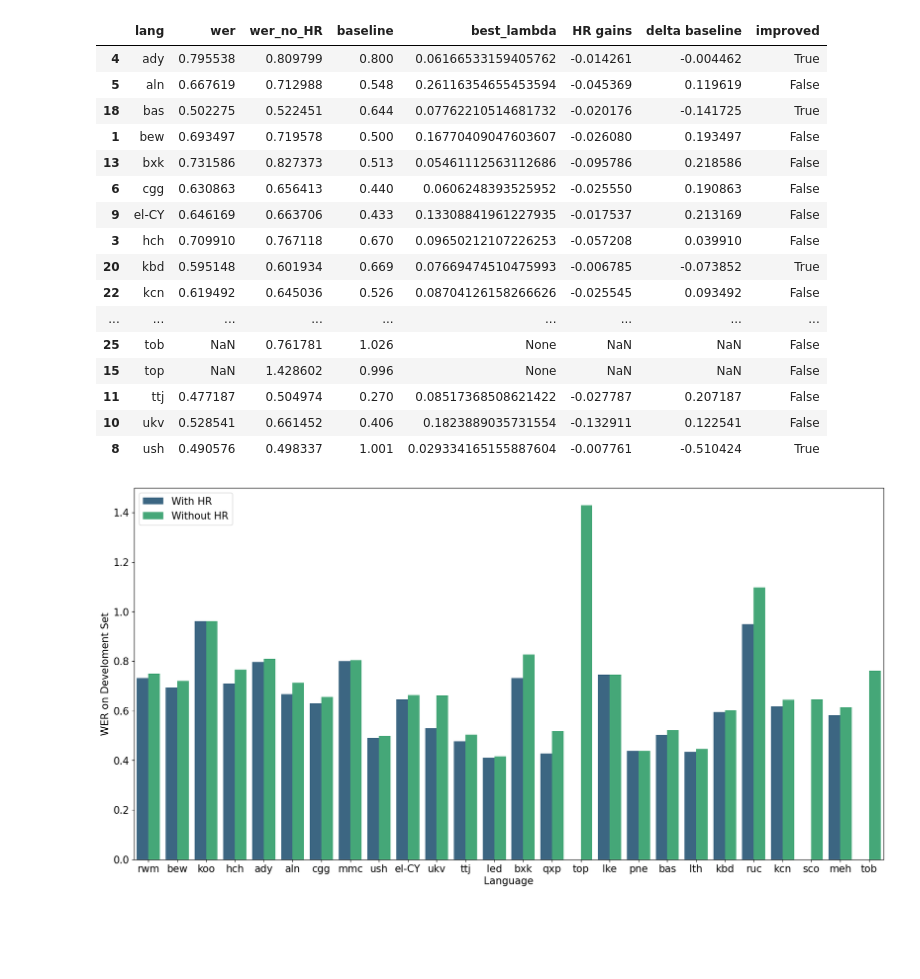
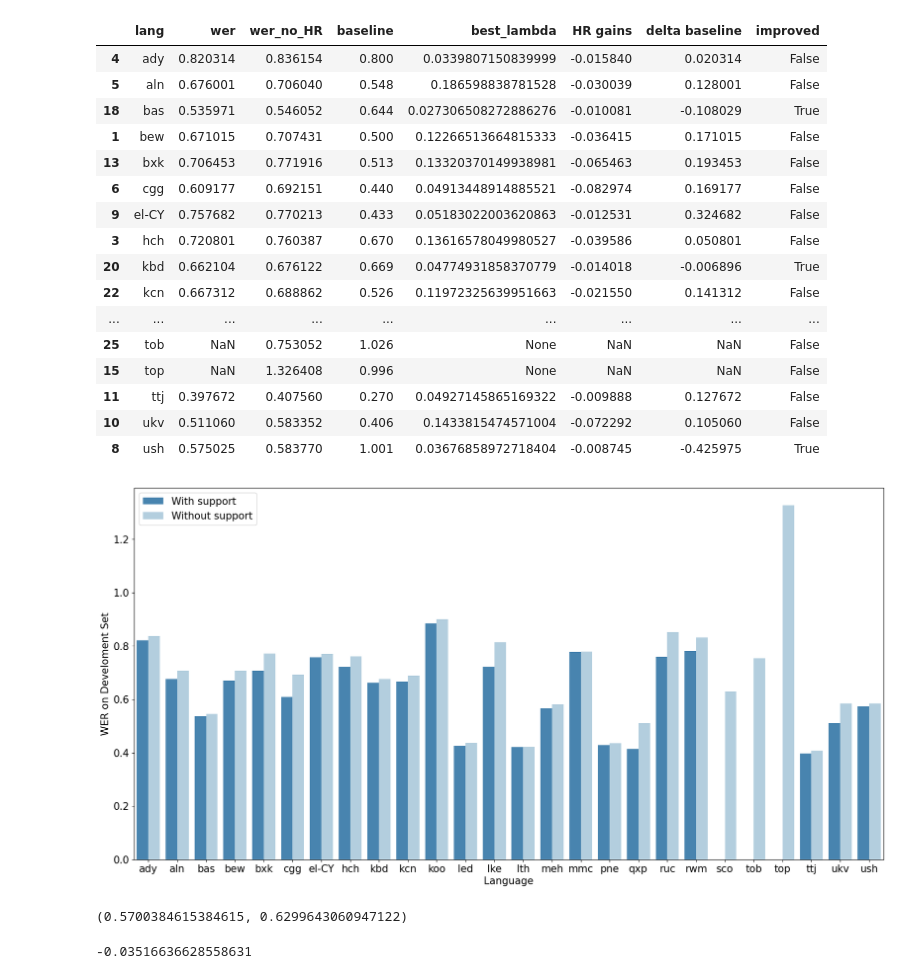
Before and after one commit to ddegenaro/mozilla-asr-challenge, a Jupyter notebook: results/explore.ipynb, the cells around one changed output. Cells and saved outputs as stored; diff of their text form; code cells hidden in the pictures; blank space fills up the shorter version.

```diff
--- a/results/explore.ipynb
+++ b/results/explore.ipynb
@@ -61,7 +61,7 @@ import pandas as pd
 import json
 import numpy as np
 import os
-# model = "results/whisper-large-v3"
+model = "results/whisper-large-v3"
 model = "results/whisper-tiny"
 rows = []
 summary_df = pd.read_csv(f"{model}/summary.csv")
@@ -69,19 +69,20 @@ for result in os.listdir(f"{model}/hyperparameters"):
     with open(f"{model}/hyperparameters/" + result, "r") as f:
         hyps = json.load(f)
         f.close()
+    lang_name = result.split(".")[0]
+    # if not any(item == lang_name for item in ["ush", "kbd", "ady", "qxp", "bas"]):
     if len(hyps) == 0:
-        lang_name = result.split(".")[0]
-        best_score = None
+
+        best_score = None#summary_df.loc[summary_df["language"] == lang_name].wer.item()
         best_lambda = None
         score_0 = summary_df.loc[summary_df["language"] == lang_name].wer.item()
     else:
-        lang_name = result.split(".")[0]
         best_score = hyps[min(hyps, key=hyps.get)]
         best_lambda = min(hyps, key=hyps.get)
         score_0 = hyps["0.0"]
 
     rows.append([lang_name, best_score, score_0, baseline_dev_wer[lang_name],
-                 best_lambda, best_score - score_0 if best_score is not None else None, best_score-baseline_dev_wer[lang_name]if best_score is not None else None])
+                best_lambda, best_score - score_0 if best_score is not None else None, best_score-baseline_dev_wer[lang_name]if best_score is not None else None])
 
 df = pd.DataFrame(rows, columns=["lang", "wer", "wer_no_HR", "baseline", "best_lambda", "HR gains", "delta baseline"])
 df['improved'] = np.where(df['wer'] < df['baseline'], True, False)
@@ -89,44 +90,53 @@ df['improved'] = np.where(df['wer'] < df['baseline'], True, False)
 df.sort_values(by="lang")
 # %% [output]
 |  | lang | wer | wer_no_HR | baseline | best_lambda | HR gains | delta baseline | improved |
-| 4 | ady | 0.795538 | 0.809799 | 0.800 | 0.06166533159405762 | -0.014261 | -0.004462 | True |
-| 5 | aln | 0.667619 | 0.712988 | 0.548 | 0.26116354655453594 | -0.045369 | 0.119619 | False |
-| 18 | bas | 0.502275 | 0.522451 | 0.644 | 0.07762210514681732 | -0.020176 | -0.141725 | True |
-| 1 | bew | 0.693497 | 0.719578 | 0.500 | 0.16770409047603607 | -0.026080 | 0.193497 | False |
-| 13 | bxk | 0.731586 | 0.827373 | 0.513 | 0.05461112563112686 | -0.095786 | 0.218586 | False |
-| 6 | cgg | 0.630863 | 0.656413 | 0.440 | 0.0606248393525952 | -0.025550 | 0.190863 | False |
-| 9 | el-CY | 0.646169 | 0.663706 | 0.433 | 0.13308841961227935 | -0.017537 | 0.213169 | False |
-| 3 | hch | 0.709910 | 0.767118 | 0.670 | 0.09650212107226253 | -0.057208 | 0.039910 | False |
-| 20 | kbd | 0.595148 | 0.601934 | 0.669 | 0.07669474510475993 | -0.006785 | -0.073852 | True |
-| 22 | kcn | 0.619492 | 0.645036 | 0.526 | 0.08704126158266626 | -0.025545 | 0.093492 | False |
+| 4 | ady | 0.820314 | 0.836154 | 0.800 | 0.0339807150839999 | -0.015840 | 0.020314 | False |
+| 5 | aln | 0.676001 | 0.706040 | 0.548 | 0.186598838781528 | -0.030039 | 0.128001 | False |
+| 18 | bas | 0.535971 | 0.546052 | 0.644 | 0.027306508272886276 | -0.010081 | -0.108029 | True |
+| 1 | bew | 0.671015 | 0.707431 | 0.500 | 0.12266513664815333 | -0.036415 | 0.171015 | False |
+| 13 | bxk | 0.706453 | 0.771916 | 0.513 | 0.13320370149938981 | -0.065463 | 0.193453 | False |
+| 6 | cgg | 0.609177 | 0.692151 | 0.440 | 0.04913448914885521 | -0.082974 | 0.169177 | False |
+| 9 | el-CY | 0.757682 | 0.770213 | 0.433 | 0.05183022003620863 | -0.012531 | 0.324682 | False |
+| 3 | hch | 0.720801 | 0.760387 | 0.670 | 0.13616578049980527 | -0.039586 | 0.050801 | False |
+| 20 | kbd | 0.662104 | 0.676122 | 0.669 | 0.04774931858370779 | -0.014018 | -0.006896 | True |
+| 22 | kcn | 0.667312 | 0.688862 | 0.526 | 0.11972325639951663 | -0.021550 | 0.141312 | False |
 | ... | ... | ... | ... | ... | ... | ... | ... | ... |
-| 25 | tob | NaN | 0.761781 | 1.026 | None | NaN | NaN | False |
-| 15 | top | NaN | 1.428602 | 0.996 | None | NaN | NaN | False |
-| 11 | ttj | 0.477187 | 0.504974 | 0.270 | 0.08517368508621422 | -0.027787 | 0.207187 | False |
-| 10 | ukv | 0.528541 | 0.661452 | 0.406 | 0.1823889035731554 | -0.132911 | 0.122541 | False |
-| 8 | ush | 0.490576 | 0.498337 | 1.001 | 0.029334165155887604 | -0.007761 | -0.510424 | True |
+| 25 | tob | NaN | 0.753052 | 1.026 | None | NaN | NaN | False |
+| 15 | top | NaN | 1.326408 | 0.996 | None | NaN | NaN | False |
+| 11 | ttj | 0.397672 | 0.407560 | 0.270 | 0.04927145865169322 | -0.009888 | 0.127672 | False |
+| 10 | ukv | 0.511060 | 0.583352 | 0.406 | 0.1433815474571004 | -0.072292 | 0.105060 | False |
+| 8 | ush | 0.575025 | 0.583770 | 1.001 | 0.03676858972718404 | -0.008745 | -0.425975 | True |
 # %%
 import matplotlib.pyplot as plt
 import seaborn as sns
 
 fig, ax = plt.subplots(figsize=(20, 10))
 
 
 df2 = df[["lang", "wer", "wer_no_HR"]]
 # Create a mapping for the new labels
-label_mapping = {"wer": "With HR", "wer_no_HR": "Without HR"}
+label_mapping = {"wer": "With support", "wer_no_HR": "Without support"}
 
 
 df2.set_index('lang', inplace=True)
+df2 = df2.sort_values(by="lang")
 df2 = df2.stack().to_frame('value').reset_index()
 
 df2.rename(columns={'level_1':'Item'},inplace=True)
 # Apply the mapping to the 'smoker' column
 df2['Item'] = df2['Item'].map(label_mapping)
-ax = sns.barplot(data=df2, x='lang', y='value', hue='Item',palette="viridis")
+ax = sns.barplot(data=df2, x='lang', y='value', hue='Item',palette="Blues_r")
 ax.legend(loc='upper left', fontsize=15)
 ax.set_xlabel("Language", fontsize=15)
 ax.set_ylabel("WER on Develoment Set",  fontsize=15)
 ax.tick_params(labelsize=15)
 # %% [output]
-[figure, old version]
+[figure, new version]
+# %%
+df["baseline"].mean(), df["wer"].mean()
+# %% [output]
+(0.5700384615384615, 0.6299643060947122)
+# %%
+df["HR gains"].mean()
+# %% [output]
+-0.03516636628558631
```
Also changed, not shown: 5 other files.
